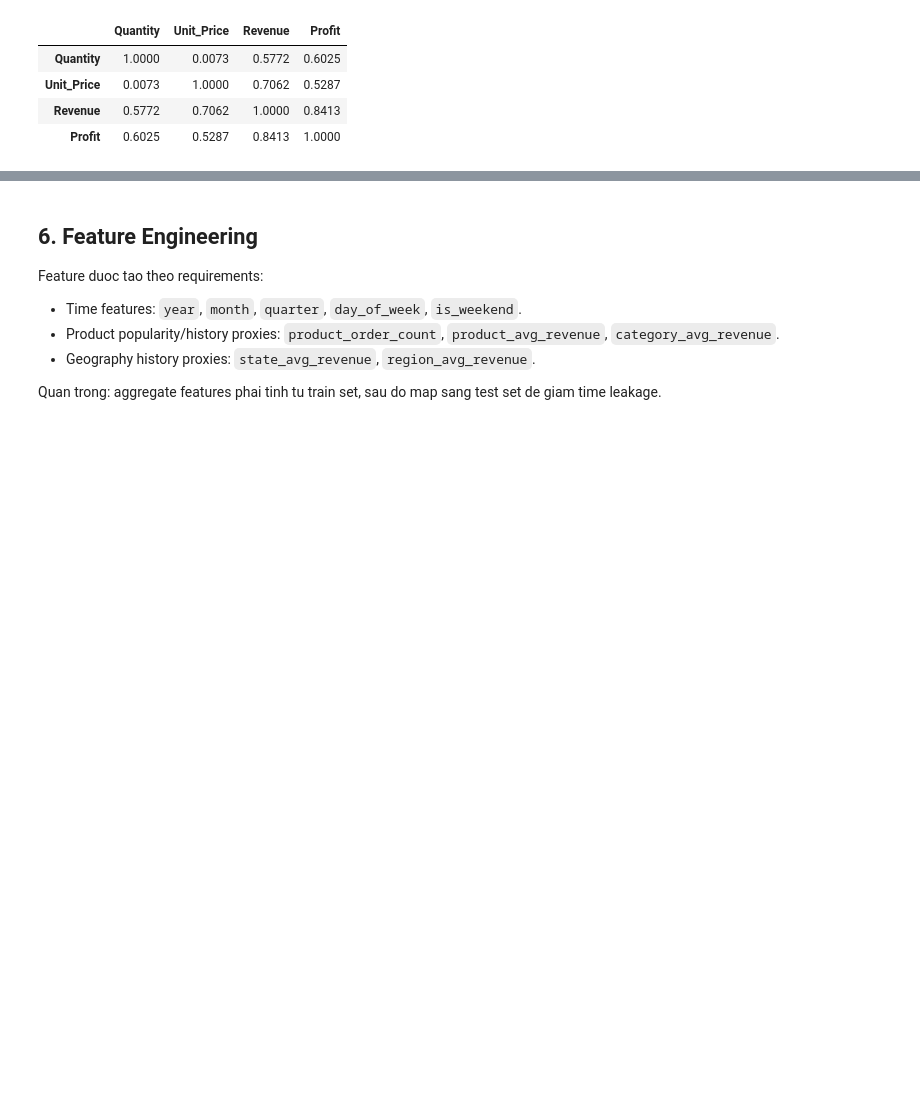
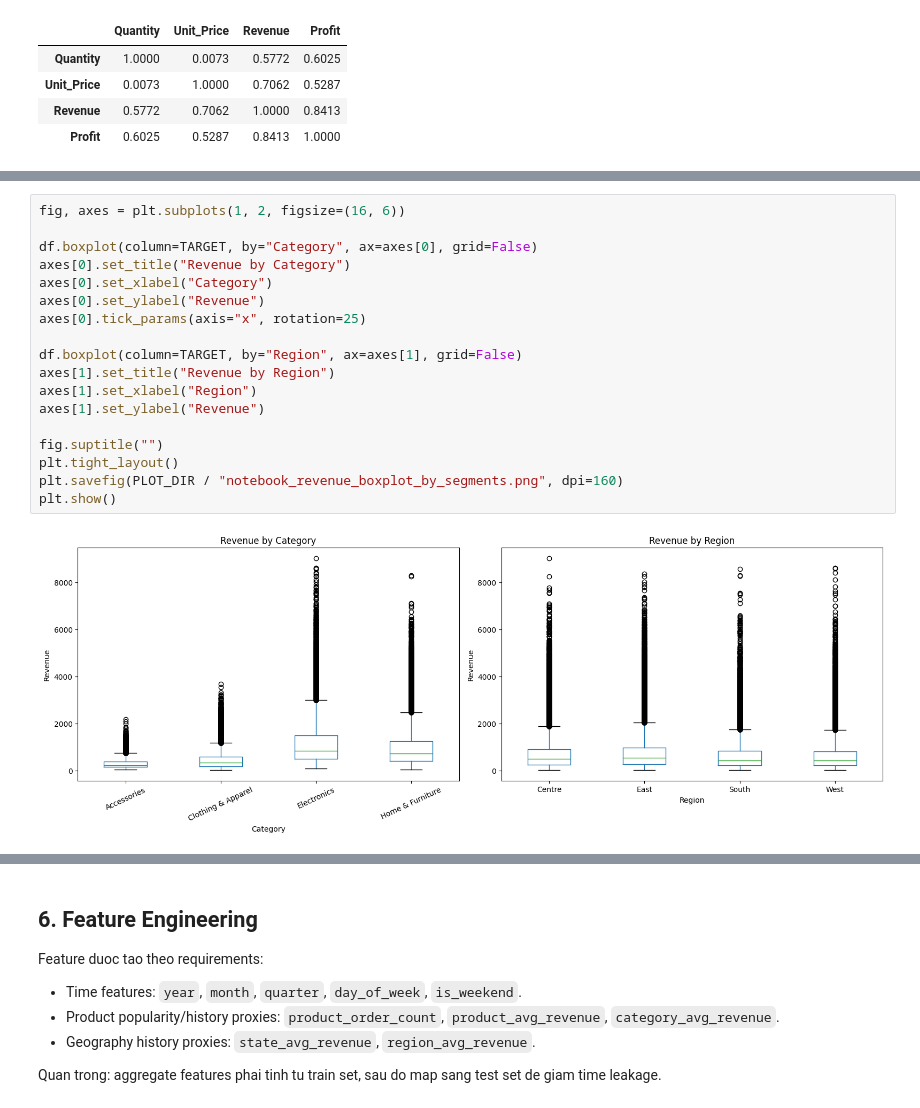
Before and after one commit to QuangManhAI/lab02-machine-learning, a Jupyter notebook: notebooks/product_sales_prediction_complete.ipynb, the cells around one changed output, grey strips where cells are left out. Cells and saved outputs as stored; diff of their text form; blank space fills up the shorter version.

```diff
--- a/notebooks/product_sales_prediction_complete.ipynb
+++ b/notebooks/product_sales_prediction_complete.ipynb
@@ -449,0 +520,20 @@ display(df[["Quantity", "Unit_Price", "Revenue", "Profit"]].corr().round(4))
+# %%
+fig, axes = plt.subplots(1, 2, figsize=(16, 6))
+
+df.boxplot(column=TARGET, by="Category", ax=axes[0], grid=False)
+axes[0].set_title("Revenue by Category")
+axes[0].set_xlabel("Category")
+axes[0].set_ylabel("Revenue")
+axes[0].tick_params(axis="x", rotation=25)
+
+df.boxplot(column=TARGET, by="Region", ax=axes[1], grid=False)
+axes[1].set_title("Revenue by Region")
+axes[1].set_xlabel("Region")
+axes[1].set_ylabel("Revenue")
+
+fig.suptitle("")
+plt.tight_layout()
+plt.savefig(PLOT_DIR / "notebook_revenue_boxplot_by_segments.png", dpi=160)
+plt.show()
+# %% [output]
+[figure, added]
```
Also changed, not shown: parts of 14 cells of this notebook, 11 other files.
